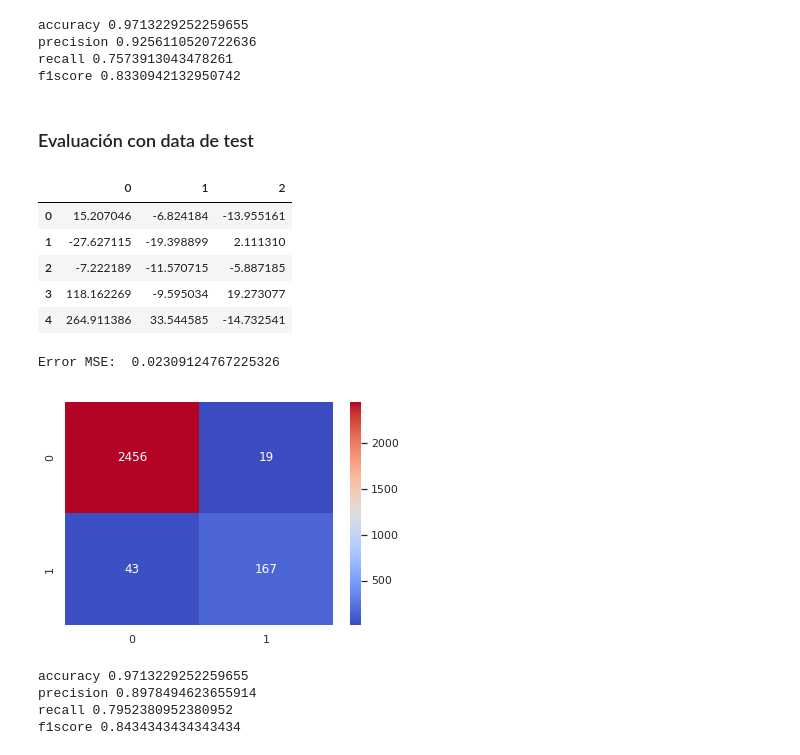
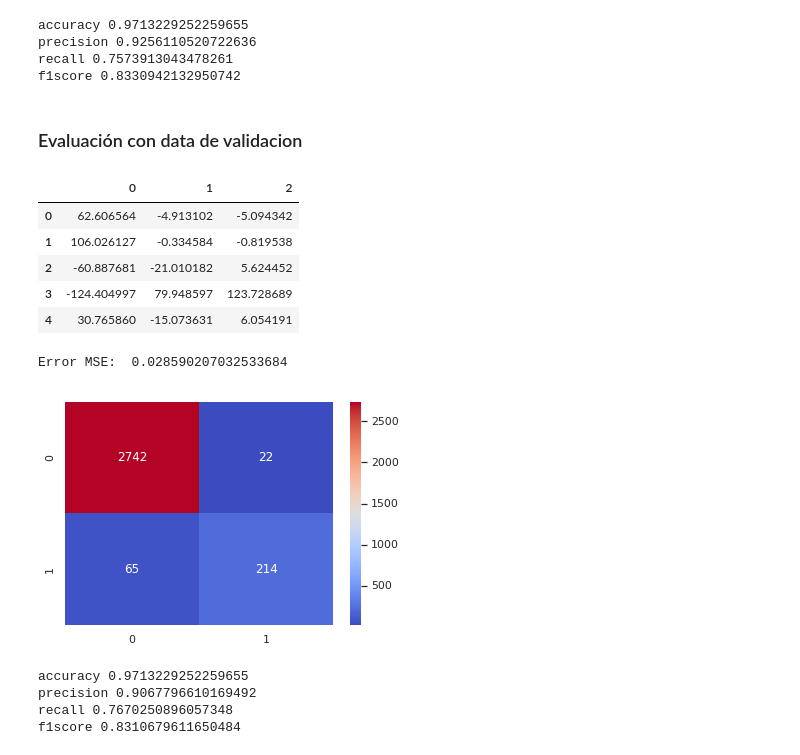
Before and after one commit to MrCycler/ML_PULSAR_CLASSIFICATION_PROJECT, a Jupyter notebook: APLICACION DE ALGORITMOS/PCA_con_algoritmos.ipynb, the cells around one changed output. Saved outputs shown, nothing was run; the diff lists cells and outputs as text; code cells hidden in the pictures.

```diff
--- a/APLICACION DE ALGORITMOS/PCA_con_algoritmos.ipynb
+++ b/APLICACION DE ALGORITMOS/PCA_con_algoritmos.ipynb
@@ -165,41 +165,41 @@ precision 0.9256110520722636
 recall 0.7573913043478261
 f1score 0.8330942132950742
 # %% [markdown]
-### Evaluación con data de test
+### Evaluación con data de validacion
 # %%
-Z_test_npa = pca.transform(X_test)[:,:3]
-Z_test =pd.DataFrame(Z_test_npa)
-Z_test.head()
+Z_val_npa = pca.transform(X_val)[:,:3]
+Z_val =pd.DataFrame(Z_val_npa)
+Z_val.head()
 # %% [output]
 |  | 0 | 1 | 2 |
-| 0 | 15.207046 | -6.824184 | -13.955161 |
-| 1 | -27.627115 | -19.398899 | 2.111310 |
-| 2 | -7.222189 | -11.570715 | -5.887185 |
-| 3 | 118.162269 | -9.595034 | 19.273077 |
-| 4 | 264.911386 | 33.544585 | -14.732541 |
+| 0 | 62.606564 | -4.913102 | -5.094342 |
+| 1 | 106.026127 | -0.334584 | -0.819538 |
+| 2 | -60.887681 | -21.010182 | 5.624452 |
+| 3 | -124.404997 | 79.948597 | 123.728689 |
+| 4 | 30.765860 | -15.073631 | 6.054191 |
 # %%
-y_test_predict= NN_model.predict(Z_test)
+y_val_predict= NN_model.predict(Z_val)
 
-NN_model_mse_test = mean_squared_error(y_test, y_test_predict)
-print("Error MSE: ",NN_model_mse_test)
+NN_model_mse_val = mean_squared_error(y_val, y_val_predict)
+print("Error MSE: ",NN_model_mse_val)
 
-NN_model_cm_test = confusion_matrix(y_test, y_test_predict)
+NN_model_cm_val = confusion_matrix(y_val, y_val_predict)
 
-sns.heatmap(NN_model_cm_test,annot=True, fmt="d", cmap="coolwarm");
+sns.heatmap(NN_model_cm_val,annot=True, fmt="d", cmap="coolwarm");
 # %% [output]
-Error MSE:  0.02309124767225326
+Error MSE:  0.028590207032533684
-[figure, old version]
+[figure, new version]
 # %%
-ccuracy = accuracy_score(y_test, y_test_predict)
-precision = precision_score(y_test, y_test_predict)
-recall = recall_score(y_test, y_test_predict)
-f1score = f1_score(y_test, y_test_predict)
+ccuracy = accuracy_score(y_val, y_val_predict)
+precision = precision_score(y_val, y_val_predict)
+recall = recall_score(y_val, y_val_predict)
+f1score = f1_score(y_val, y_val_predict)
 print("accuracy",accuracy)
 print("precision",precision)
 print("recall",recall)
 print("f1score",f1score)
 # %% [output]
 accuracy 0.9713229252259655
-precision 0.8978494623655914
-recall 0.7952380952380952
-f1score 0.8434343434343434
+precision 0.9067796610169492
+recall 0.7670250896057348
+f1score 0.8310679611650484
```
Also changed, not shown: parts of 9 cells of this notebook.
